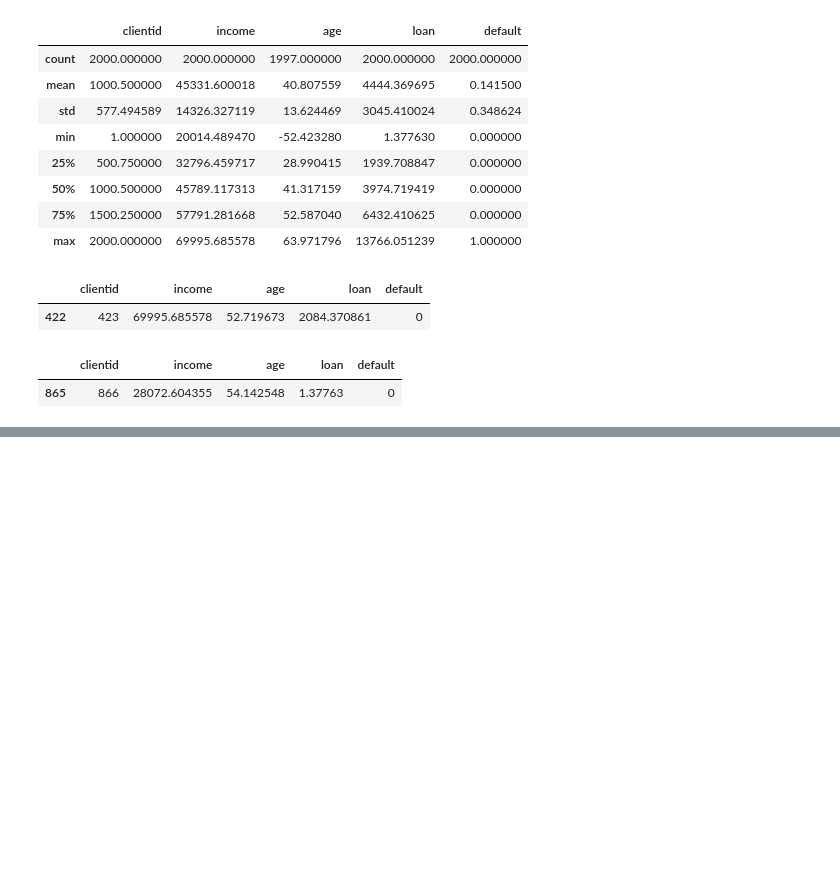
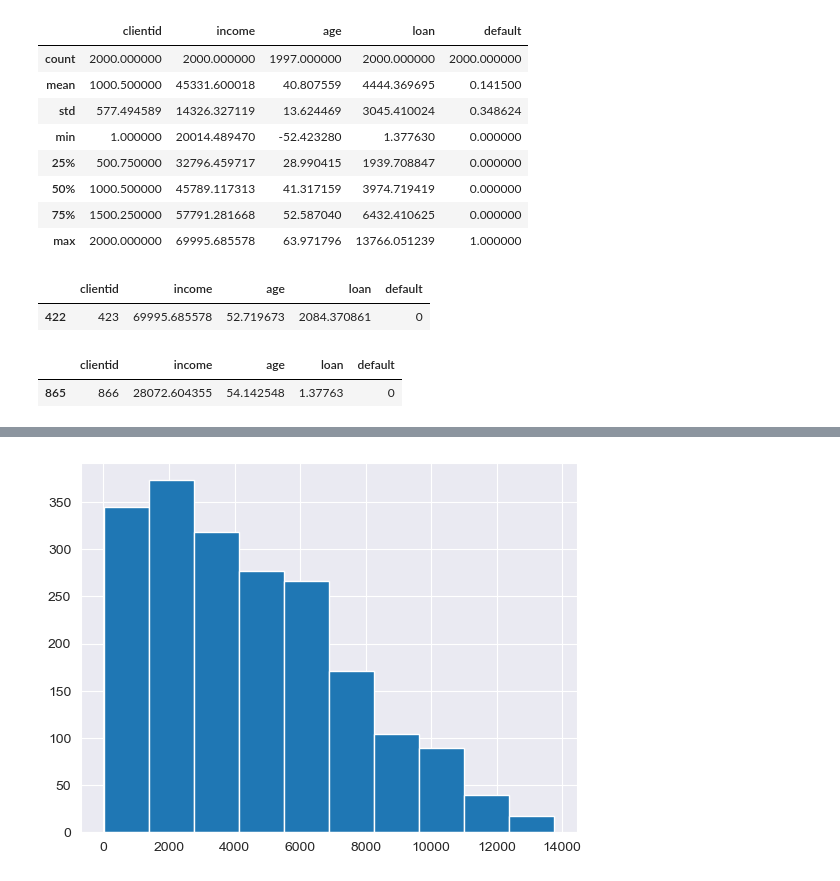
Before and after one commit to sschonss/base_credit, a Jupyter notebook: ml-ds.ipynb, the cells around one changed output, grey strips where cells are left out. Cells and saved outputs as stored; diff of their text form; code cells hidden in the pictures; blank space fills up the shorter version.

```diff
--- a/ml-ds.ipynb
+++ b/ml-ds.ipynb
@@ -58,0 +81,4 @@ base_credit[base_credit.loan <= 1.377630]
+# %%
+plt.hist(x=base_credit['loan']);
+# %% [output]
+[figure, added]
```
Also changed, not shown: parts of 7 cells of this notebook.
